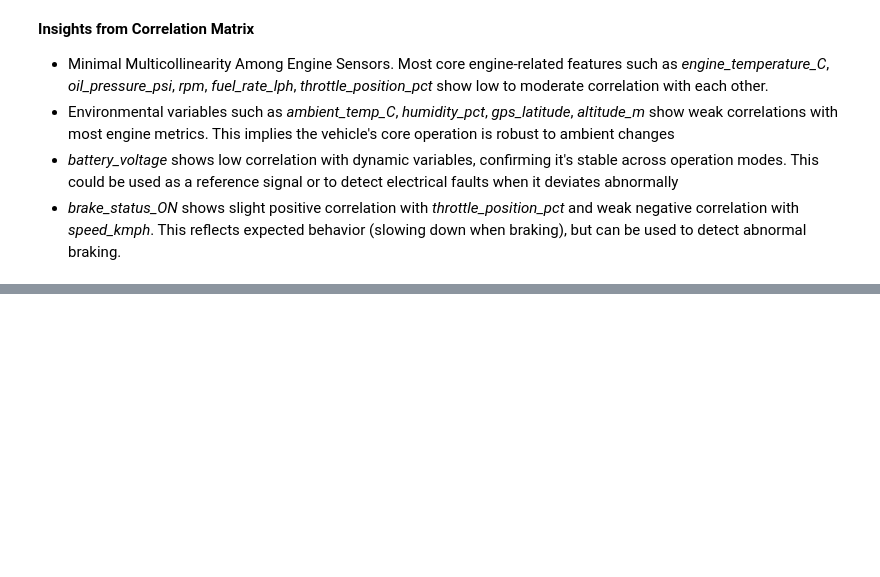
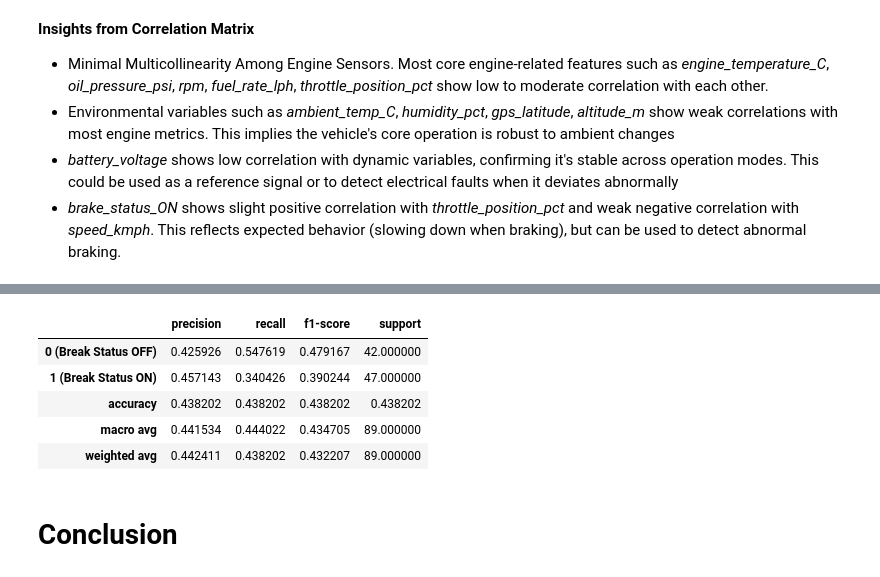
Before and after one commit to frfusch21/Manufacture-Otomotive-Analysis, a Jupyter notebook: Sensor Data Analysis.ipynb, the cells around one changed output, grey strips where cells are left out. Drawn from its saved outputs; the diff is of its cells as text; code cells hidden in the pictures; blank space fills up the shorter version.

```diff
--- a/Sensor Data Analysis.ipynb
+++ b/Sensor Data Analysis.ipynb
@@ -217,0 +256,14 @@ From here we can apply several ML solutions based on what is needed. My suggesti
+# %%
+model_ev = pd.DataFrame(report).transpose()
+model_ev.rename(index={"False": "0 (Break Status OFF)", "True": "1 (Break Status ON)"}, inplace=True)
+
+model_ev
+# %% [output]
+|  | precision | recall | f1-score | support |
+| 0 (Break Status OFF) | 0.425926 | 0.547619 | 0.479167 | 42.000000 |
+| 1 (Break Status ON) | 0.457143 | 0.340426 | 0.390244 | 47.000000 |
+| accuracy | 0.438202 | 0.438202 | 0.438202 | 0.438202 |
+| macro avg | 0.441534 | 0.444022 | 0.434705 | 89.000000 |
+| weighted avg | 0.442411 | 0.438202 | 0.432207 | 89.000000 |
+# %% [markdown]
+# **Conclusion**
```
Also changed, not shown: parts of 11 cells of this notebook.
